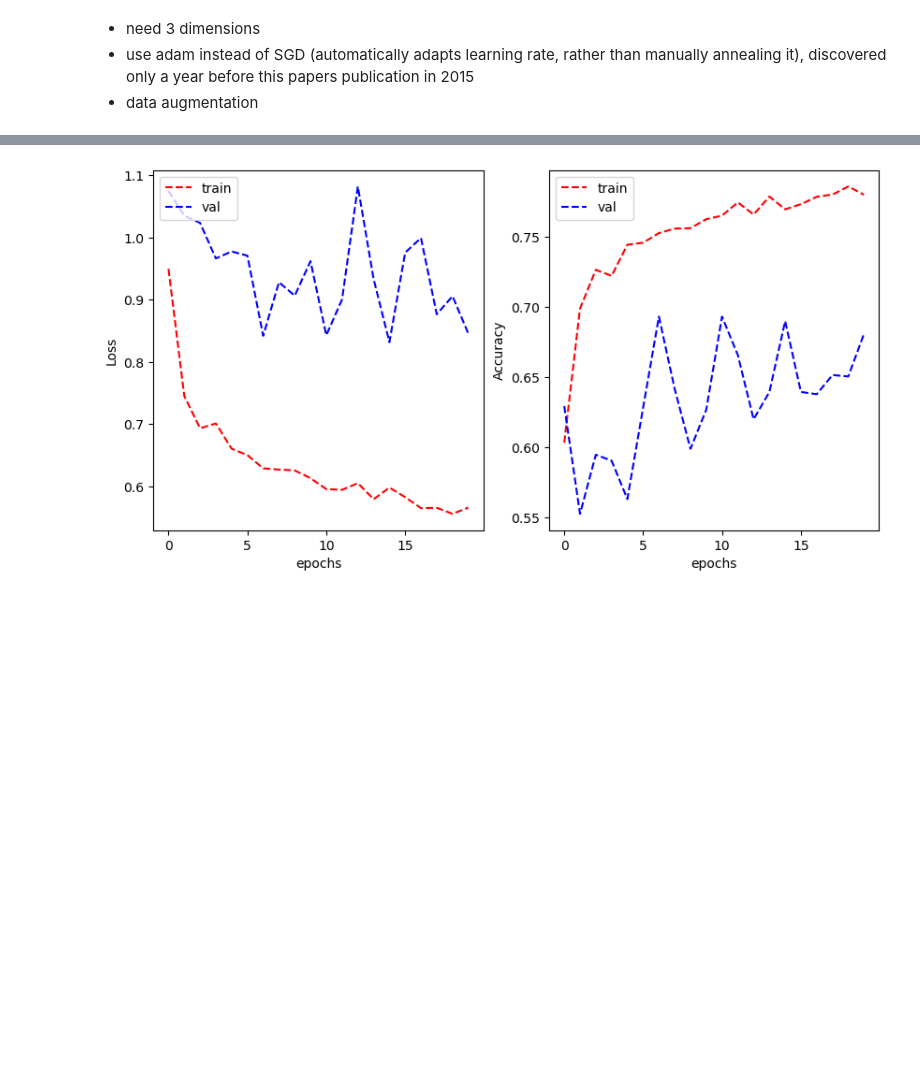
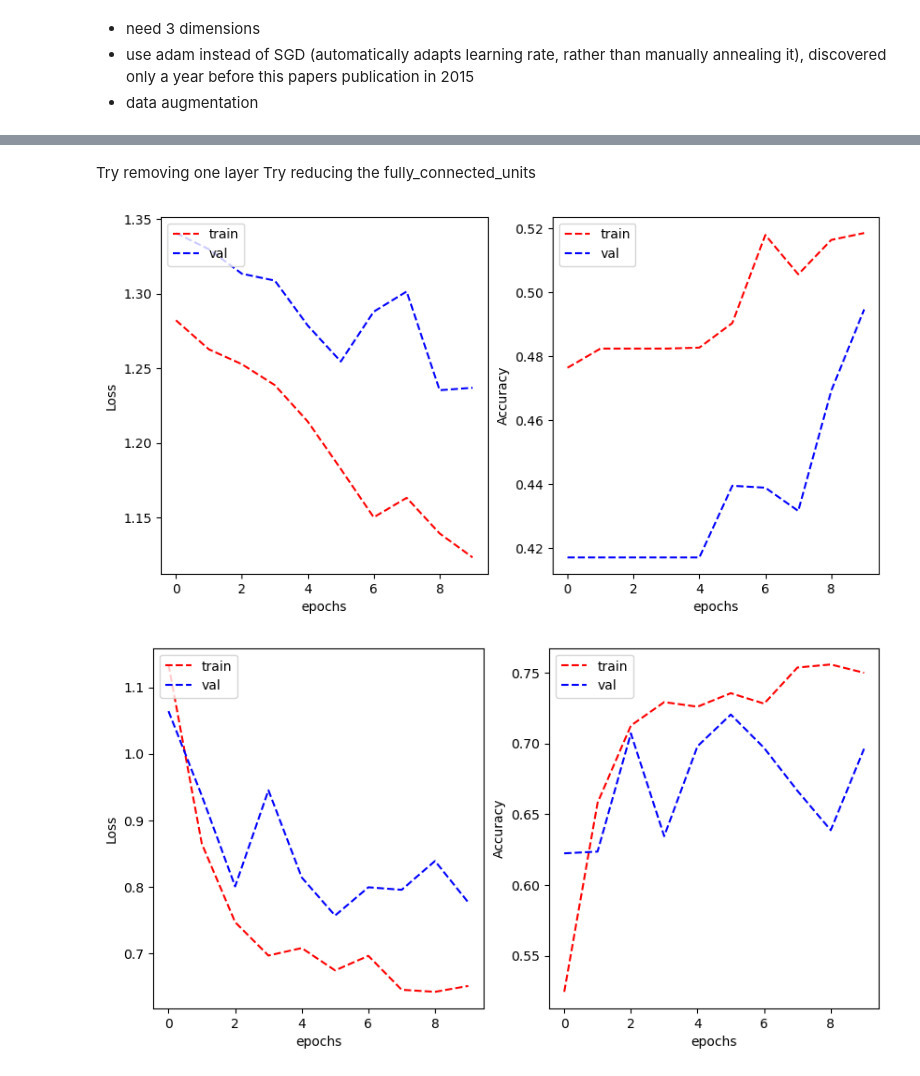
Before and after one commit to Keen2Kode/Machine-Learning, a Jupyter notebook: assignment_2.ipynb, the cells around one changed output, grey strips where cells are left out. Saved outputs shown, nothing was run; the diff lists cells and outputs as text; code cells hidden in the pictures; blank space fills up the shorter version.

Commit message:
refactoring, modified generator to handle binary

```diff
--- a/assignment_2.ipynb
+++ b/assignment_2.ipynb
@@ -369,7 +397,16 @@ def softmax_CNN(input_shape, optimizer):
 # %%
-# the paper starts with learning rate of
-sgd = tf.keras.optimizers.SGD(decay=0.0005, momentum=0.9)
-baseline = softmax_CNN(input_shape=(27,27,1), optimizer='SGD')
-baseline.summary()
-baseline.fit(train_generator, epochs=10, validation_data=val_generator)
+# the paper specifies different learning rates based on epoch
+def lr_scheduler(epoch):
+    if epoch < 60:
+        return 0.01
+    elif epoch < 100:
+        return 0.001
+    else:
+        return 0.0001
+
+sgd = keras.optimizers.SGD(decay=0.0005, momentum=0.9)
+
+baseline = softmax_CNN(input_shape=(27,27,1), optimizer='SGD', fully_connected_units = 512, dropout = 0.2)
+train_generator, val_generator = generator(32, 'cellTypeName', 'categorical')
+baseline_history = baseline.fit(train_generator, epochs=10, validation_data=val_generator, callbacks=[LearningRateScheduler(lr_scheduler)])
 # %% [output]
@@ -398,12 +429,6 @@ Epoch 10/10
 # %%
 # the input shape will now take all 3 RGB channels
 # no need to manually anneal learning rate, use ADAM
-improved_CNN = softmax_CNN(input_shape=(27,27,3), optimizer='adam')
-history = improved_CNN.fit(train_generator, epochs=20, validation_data=val_generator)
-
-# data augmentation bit
-# train_datagen = ImageDataGenerator(rescale=1./255, data_format='channels_last',
-#                                   rotation_range=15, width_shift_range=0.2,
-#                                   height_shift_range=0.2)
-# val_datagen = ImageDataGenerator(rescale=1./255, data_format='channels_last')
+improved_CNN = softmax_CNN(input_shape=(27,27,3), optimizer='adam', fully_connected_units=128, dropout=0.0)
+improved_history = improved_CNN.fit(train_generator, epochs=10, validation_data=val_generator)
 # %% [output]
@@ -445,4 +455,9 @@ def train_val_accuracy(history):
+# %% [markdown]
+Try removing one layer
+Try reducing the fully_connected_units
 # %%
-train_val_accuracy(history)
+train_val_accuracy(baseline_history)
+train_val_accuracy(improved_history)
 # %% [output]
-[figure, old version]
+[figure, new version]
+[figure, added]
```
Also changed, not shown: parts of 8 cells of this notebook.
